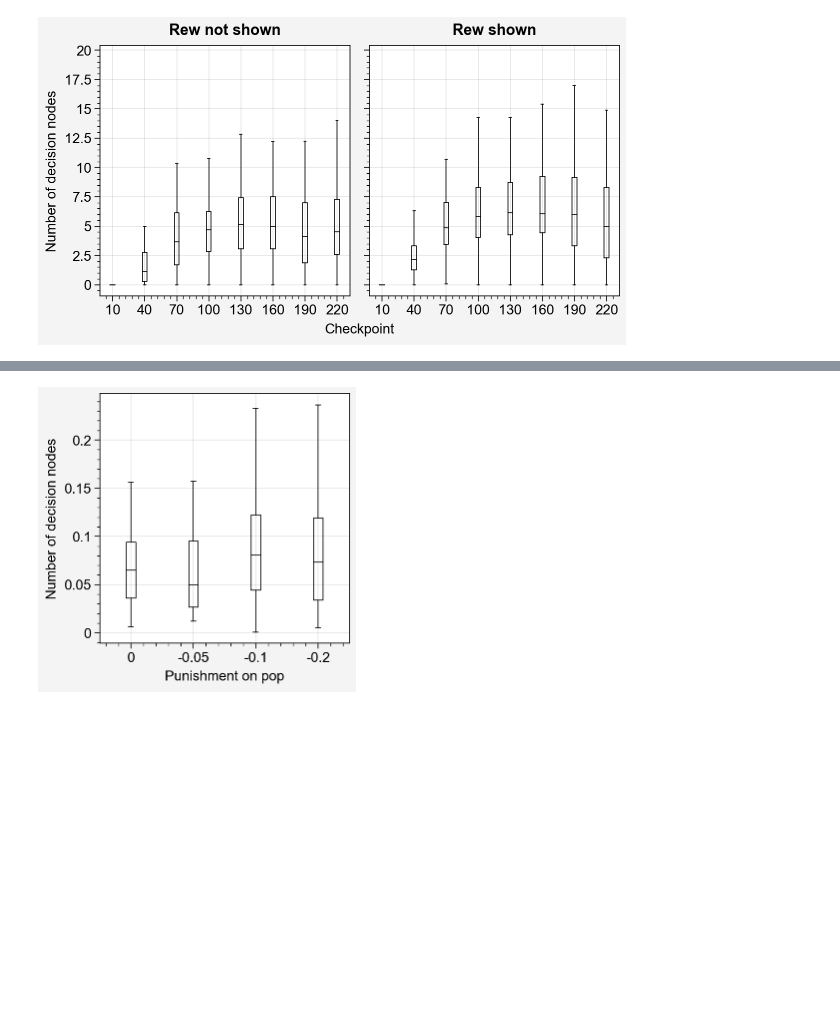
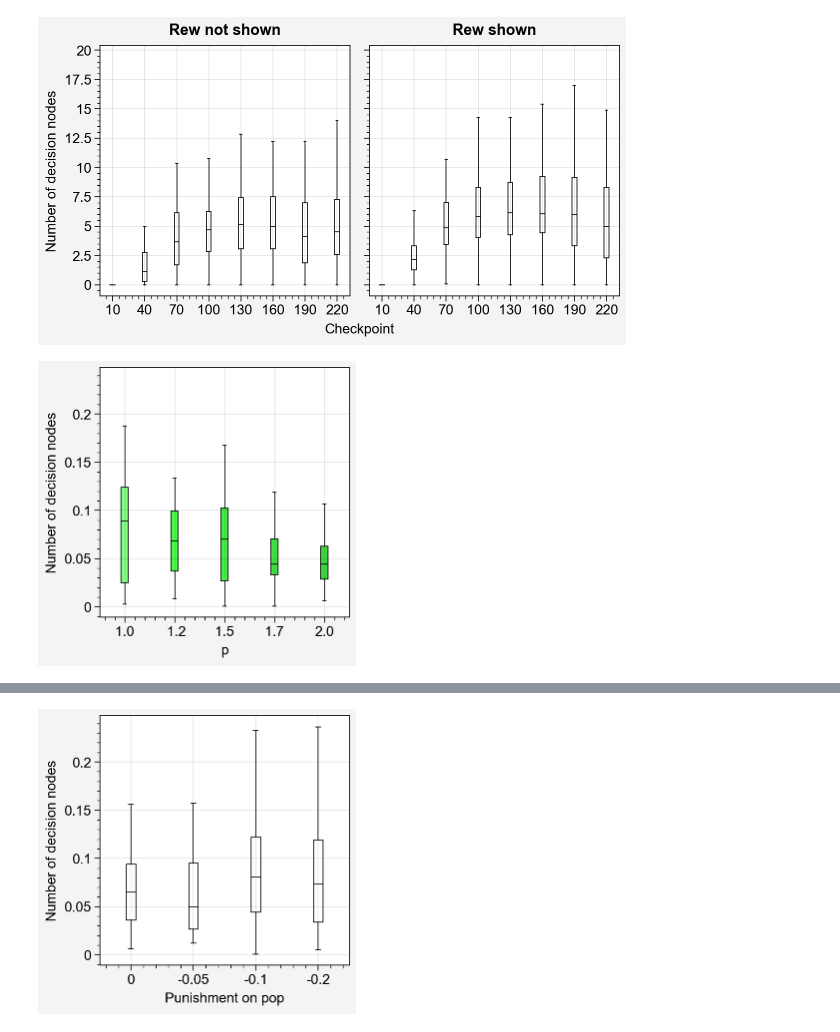
Before and after one commit to liuandrew/bart_ppo, a Jupyter notebook: write_and_test/bart_meta_decision_flow.ipynb, the cells around one changed output, grey strips where cells are left out. Saved outputs shown, nothing was run; the diff lists cells and outputs as text; code cells hidden in the pictures; blank space fills up the shorter version.

```diff
--- a/write_and_test/bart_meta_decision_flow.ipynb
+++ b/write_and_test/bart_meta_decision_flow.ipynb
@@ -509,5 +457,20 @@ ax.format(xlabel='Checkpoint', xlocator=range(17), xformatter=[str(c) for c in c
             xlim=[-0.4, 7.4])
 # %% [output]
 [figure]
+# %%
+fig, ax = pplt.subplots()
+all_decision_nodes = res['all_decision_nodes']
+all_decision_nodes = all_decision_nodes.mean(axis=(-2, -1))
+all_decision_nodes = select_idxs(all_decision_nodes, 'first')
+for j in range(5):
+    # ax.bar(i, all_decision_nodes.sum(axis=5).mean(axis=(1, 2, 3, 4))[i], c=rgb_colors[0])
+    ax.boxplot(j, all_decision_nodes[:, :, j, :].reshape(-1),
+               fliers=False, cycle=rgb_colors[2])
+# ax.legend(loc='b')
+ax.format(xlabel=p_axis, xlocator=np.arange(5), xformatter=p_labels,
+            ylabel='Number of decision nodes',
+            title='')
+# %% [output]
+[figure, added]
 # %%
 fig, ax = pplt.subplots()
```
Also changed, not shown: parts of 9 cells of this notebook, 3 other files.
